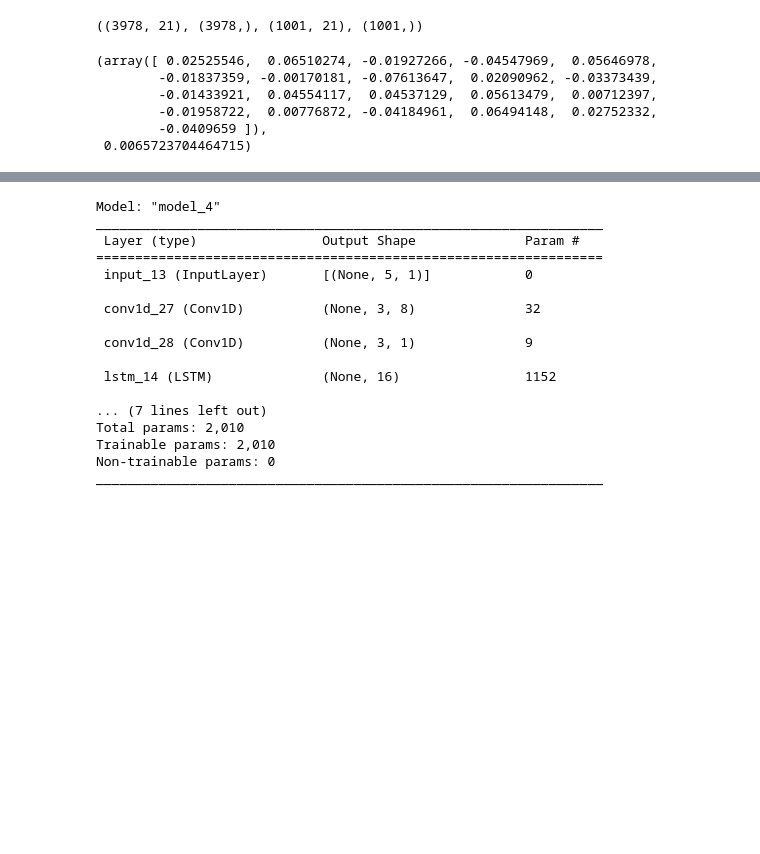
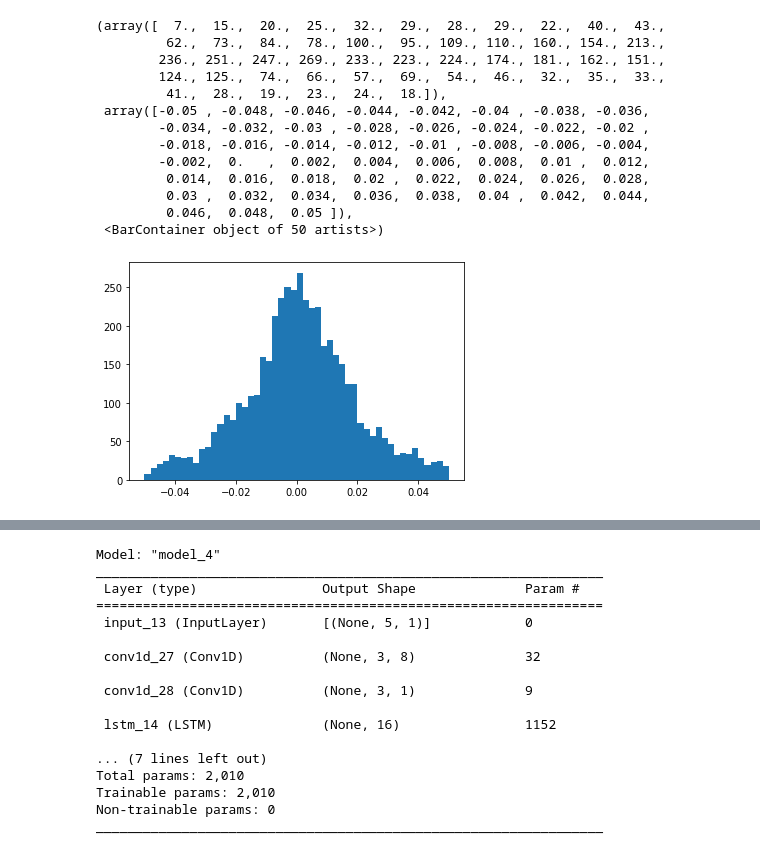
Before and after one commit to jackc6243/tr_bot, a Jupyter notebook: First_model.ipynb, the cells around one changed output, grey strips where cells are left out. Saved outputs shown, nothing was run; the diff lists cells and outputs as text; code cells hidden in the pictures; blank space fills up the shorter version.

```diff
--- a/First_model.ipynb
+++ b/First_model.ipynb
@@ -45,2 +70,19 @@ df
+# %%
+plt.hist(df['pct'], bins=50, range=(-0.05,0.05))
+# %% [output]
+(array([  7.,  15.,  20.,  25.,  32.,  29.,  28.,  29.,  22.,  40.,  43.,
+         62.,  73.,  84.,  78., 100.,  95., 109., 110., 160., 154., 213.,
+        236., 251., 247., 269., 233., 223., 224., 174., 181., 162., 151.,
+        124., 125.,  74.,  66.,  57.,  69.,  54.,  46.,  32.,  35.,  33.,
+         41.,  28.,  19.,  23.,  24.,  18.]),
+ array([-0.05 , -0.048, -0.046, -0.044, -0.042, -0.04 , -0.038, -0.036,
+        -0.034, -0.032, -0.03 , -0.028, -0.026, -0.024, -0.022, -0.02 ,
+        -0.018, -0.016, -0.014, -0.012, -0.01 , -0.008, -0.006, -0.004,
+        -0.002,  0.   ,  0.002,  0.004,  0.006,  0.008,  0.01 ,  0.012,
+         0.014,  0.016,  0.018,  0.02 ,  0.022,  0.024,  0.026,  0.028,
+         0.03 ,  0.032,  0.034,  0.036,  0.038,  0.04 ,  0.042,  0.044,
+         0.046,  0.048,  0.05 ]),
+ <BarContainer object of 50 artists>)
+[figure, added]
 # %%
 def get_ordered_index(df, period_to_skip=31, val_split_ratio=0.2, period_from_end_skip=0):
@@ -74,14 +123 @@ def get_xy(df, period, x_col = 'pct', y_col='pct', val_split_ratio=0.2):
     return x_train, y_train, x_val, y_val
-# %%
-x_train.shape, y_train.shape, x_val.shape, y_val.shape
-# %% [output]
-((3978, 21), (3978,), (1001, 21), (1001,))
-# %%
-x_train[0], y_train[0]
-# %% [output]
-(array([ 0.02525546,  0.06510274, -0.01927266, -0.04547969,  0.05646978,
-        -0.01837359, -0.00170181, -0.07613647,  0.02090962, -0.03373439,
-        -0.01433921,  0.04554117,  0.04537129,  0.05613479,  0.00712397,
-        -0.01958722,  0.00776872, -0.04184961,  0.06494148,  0.02752332,
-        -0.0409659 ]),
- 0.0065723704464715)
```
Also changed, not shown: parts of 33 cells of this notebook, 4 other files.
